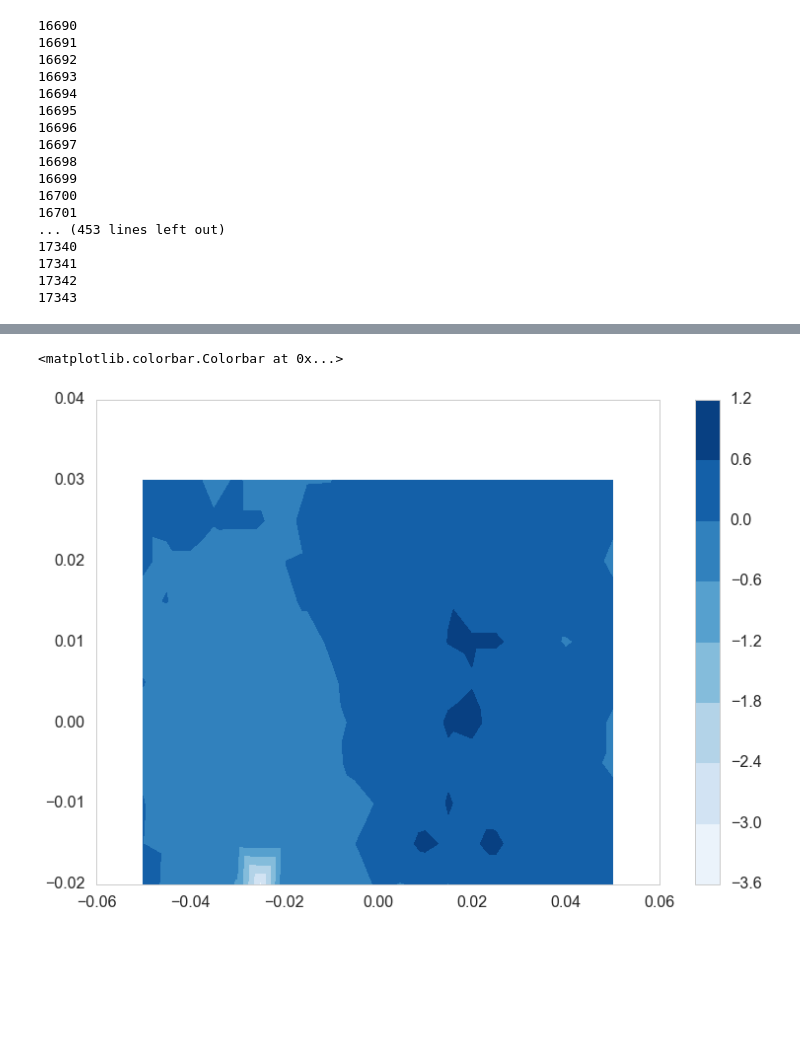
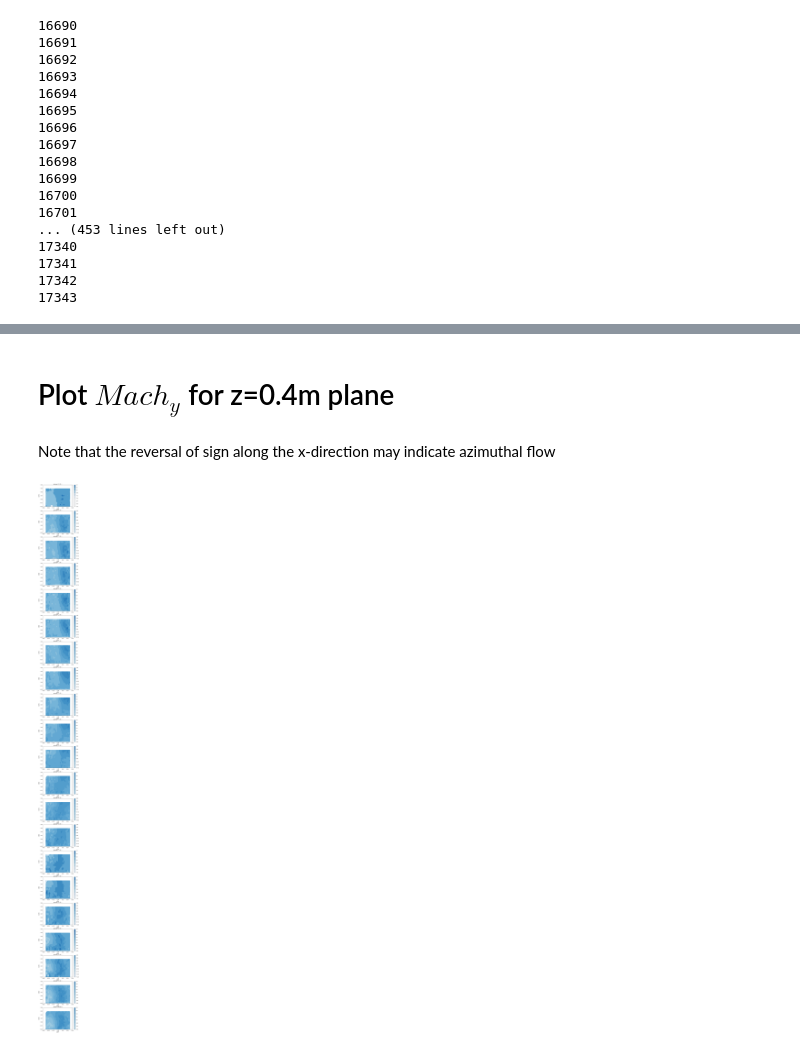
Before and after one commit to jensv/relative_canonical_helicity, a Jupyter notebook: create_2d_mach_planes.ipynb, the cells around one changed output, grey strips where cells are left out. Cells and saved outputs as stored; diff of their text form; code cells hidden in the pictures; blank space fills up the shorter version.

```diff
--- a/create_2d_mach_planes.ipynb
+++ b/create_2d_mach_planes.ipynb
@@ -1,6 +1,5 @@
 # %%
 import sys
-sys.path.append('../read_from_shotlog')
 sys.path.append('../time_alignment/source/')
 
 %matplotlib inline
@@ -9,14 +8,15 @@ import pandas as pd
 import matplotlib.pyplot as plt
 
 import seaborn as sns
-sns.set_style('whitegrid')
+sns.set_style('white')
 sns.set_context('poster')
 
-import read_from_shotlog
-reload(read_from_shotlog)
-from read_from_shotlog import read_mach_settings_shotlog
 import ion_current_to_mach_number as ic_to_mach
 reload(ic_to_mach)
 
 import absolute_times as at
 reload(at)
+
+import sqlite3
+
+from mpl_toolkits.axes_grid1 import make_axes_locatable
@@ -45,0 +25,8 @@ for shot in remove_shots:
+# %%
+connection = sqlite3.connect('../shots_database/shots.db')
+cursor = connection.cursor()
+cursor.execute('SELECT shot FROM Shots')
+shots = cursor.fetchall()
+cursor.close()
+connection.close()
+plane_shots = np.asarray(shots).ravel()
@@ -131,15 +103,25 @@ mach_y_z_position = np.asarray(mach_y_z_position)
 # %%
 mach_y = np.swapaxes(mach_y, 0, 1)
 mach_z = np.swapaxes(mach_z, 0, 1)
-# %%
-to_remove = np.where(np.invert(np.isfinite(mach_y[0])))
-# %%
-plt.tricontourf(np.delete(mach_y_x_position, to_remove),
-                np.delete(mach_y_y_position, to_remove),
-                np.delete(mach_y[0], to_remove),
-                cmap=plt.get_cmap('Blues'))
-plt.grid('off')
-plt.colorbar()
-# %% [output]
-<matplotlib.colorbar.Colorbar at 0x...>
-[figure, removed]
+# %% [markdown]
+# Plot $Mach_y$ for z=0.4m plane
+# %% [markdown]
+Note that the reversal of sign along the x-direction may indicate azimuthal flow
+# %%
+fig, axes = plt.subplots(21, 1, sharex=False, sharey=False, figsize=(10,150))
+for phase_point in xrange(21):
+    to_remove = np.where(np.invert(np.isfinite(mach_y[phase_point])))
+    contourf = axes[phase_point].tricontourf(np.delete(mach_y_x_position, to_remove),
+                                             np.delete(mach_y_y_position, to_remove),
+                                             np.delete(mach_y[phase_point], to_remove),
+                                             cmap=plt.get_cmap('Blues'), vmin=-2, vmax=2)
+    axes[phase_point].set_xlabel('y [m]')
+    axes[phase_point].set_ylabel('x [m]')
+    axes[phase_point].grid('off')
+    axes[phase_point].set_title(r'phase = %3.2f $\pi$' % (phase_point/(2)))
+
+    #divider = make_axes_locatable(axes[phase_point])
+    #cax = divider.append_axes("right", size="5%", pad=0.05)
+    cbar = plt.colorbar(contourf, ax=axes[phase_point])
+# %% [output]
+[figure, added]
```
Also changed, not shown: parts of 6 cells of this notebook, 4 other files.
